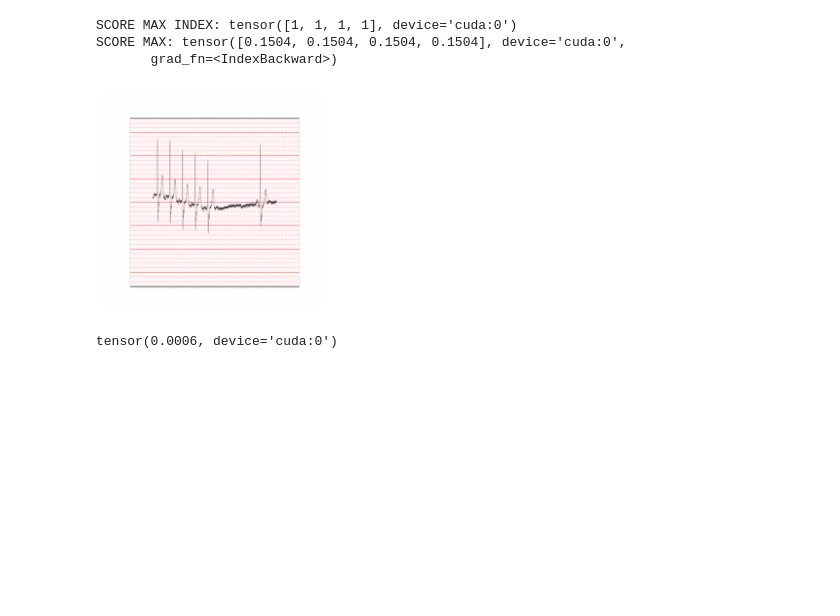
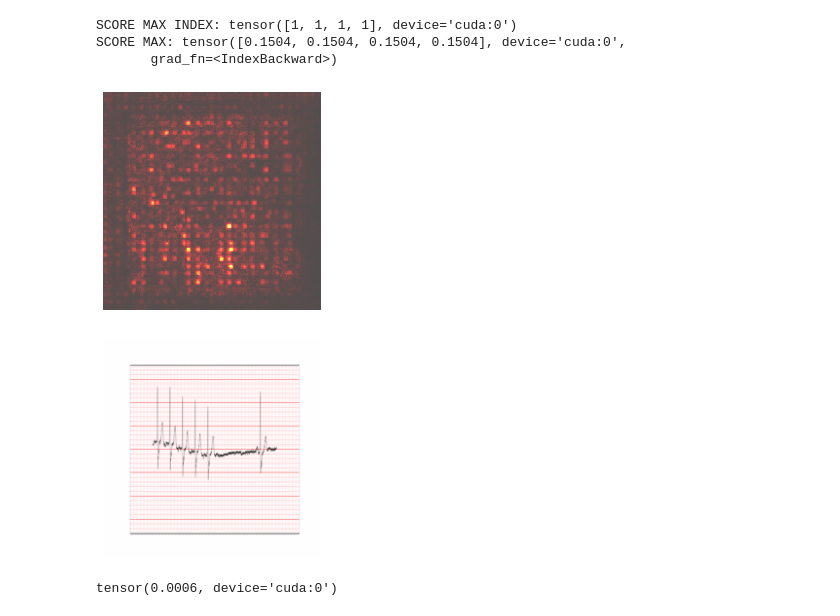
Before and after one commit to ruivarandas/DSLproject, a Jupyter notebook: notebooks/testing_and_interpret.ipynb, the cells around one changed output. Saved outputs shown, nothing was run; the diff lists cells and outputs as text; code cells hidden in the pictures; blank space fills up the shorter version.

```diff
--- a/notebooks/testing_and_interpret.ipynb
+++ b/notebooks/testing_and_interpret.ipynb
@@ -117,12 +134,15 @@ SCORE MAX: tensor([0.1504, 0.1504, 0.1504, 0.1504], device='cuda:0',
 # %%
 # code to plot the saliency map as a heatmap
 plt.figure()
 img1 = plt.imshow(saliency[0].cpu().numpy(), cmap=plt.cm.hot, alpha=.7)
+plt.axis('off')
+plt.show()
 img2 = plt.imshow(deprocess(x[0].cpu()))
 plt.axis('off')
 plt.show()
 # %% [output]
-[figure, old version]
+[figure, new version]
+[figure, added]
 # %%
 saliency.mean()
 # %% [output]
```
Also changed, not shown: parts of 1 cell of this notebook, 12 other files.
